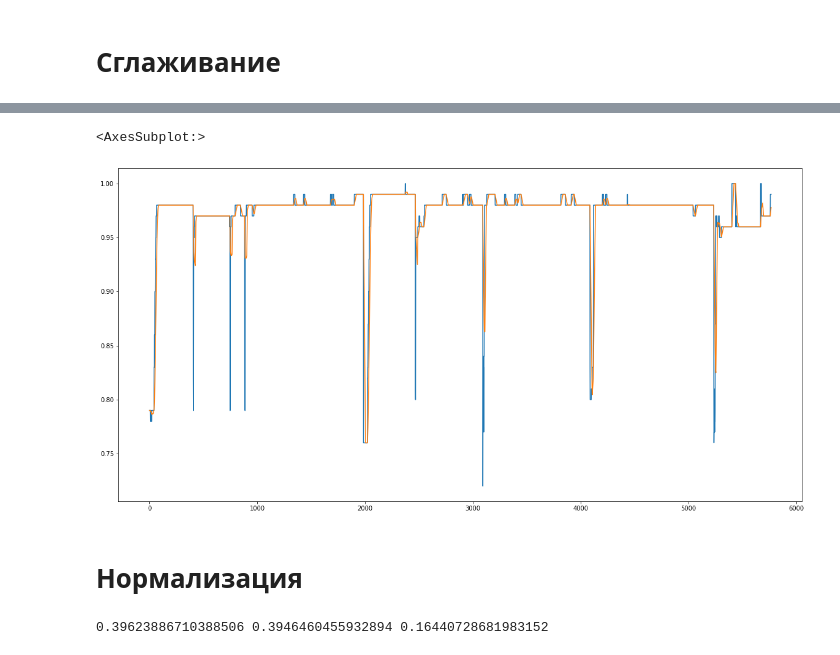
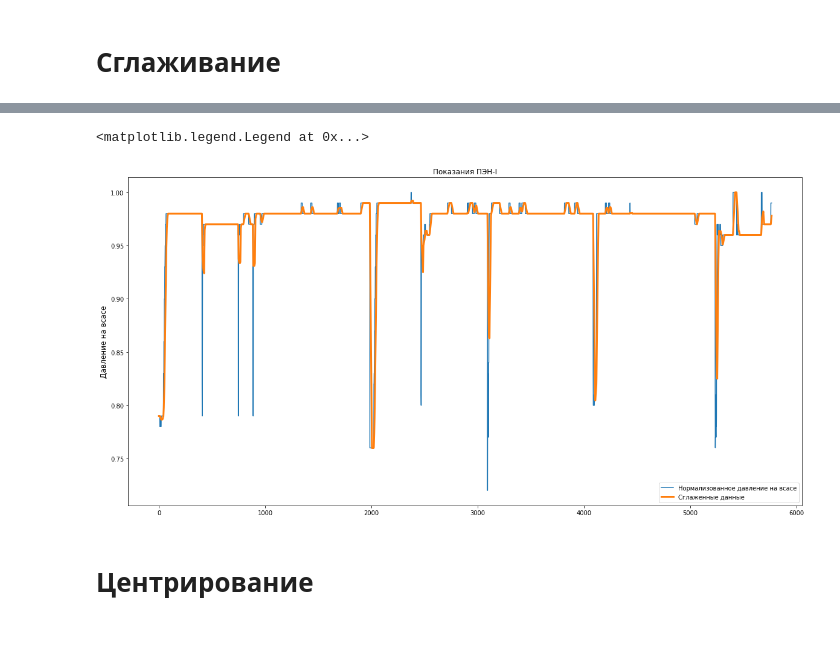
Before and after one commit to edodo1337/diplom, a Jupyter notebook: research/Диплом.ipynb, the cells around one changed output, grey strips where cells are left out. Saved outputs shown, nothing was run; the diff lists cells and outputs as text; code cells hidden in the pictures.

```diff
--- a/research/Диплом.ipynb
+++ b/research/Диплом.ipynb
@@ -270,9 +301,11 @@ smoothed_data = {
-# %%
-(filtred_data['pump_1_in']/filtred_data['pump_1_in'].max()).plot()
-smoothed_data['pump_1_in'].plot()
-# %% [output]
-<AxesSubplot:>
-[figure, removed]
+# %%
+(filtred_data['pump_1_in']/filtred_data['pump_1_in'].max()).plot(title='Показания ПЭН-I', label="Нормализованное давление на всасе")
+smoothed_data['pump_1_in'].plot(linewidth=3, label="Сглаженные данные")
+plt.ylabel("Давление на всасе", fontsize=12)
+plt.legend(loc="lower right")
+# %% [output]
+<matplotlib.legend.Legend at 0x...>
+[figure, added]
 # %% [markdown]
-<h1>Нормализация</h1>
+<h1>Центрирование</h1>
 # %%
@@ -287,12 +320,10 @@ norm_pump_3_eff = (filtred_data['pump_3_eff']-filtred_data['pump_3_eff'].mean())
 # %%
-corr1 = np.corrcoef(norm_pump_1_in.to_numpy(), norm_pump_1_eff.to_numpy())
-corr2 = np.corrcoef(norm_pump_2_in.to_numpy(), norm_pump_2_eff.to_numpy())
-corr3 = np.corrcoef(norm_pump_3_in.to_numpy(), norm_pump_3_eff.to_numpy())
+# corr1 = np.corrcoef(norm_pump_1_in.to_numpy(), norm_pump_1_eff.to_numpy())
+# corr2 = np.corrcoef(norm_pump_2_in.to_numpy(), norm_pump_2_eff.to_numpy())
+# corr3 = np.corrcoef(norm_pump_3_in.to_numpy(), norm_pump_3_eff.to_numpy())
 
 
 # norm_pump_1_eff
-print(corr1[0][1], corr2[0][1], corr3[0][1])
+# print(corr1[0][1], corr2[0][1], corr3[0][1])
 # filtred_df['pump_2_in']
 # df[pump_in_cols[1]].plot()
-# %% [output]
-0.39623886710388506 0.3946460455932894 0.16440728681983152
```
Also changed, not shown: parts of 9 cells of this notebook, 2 other files.
